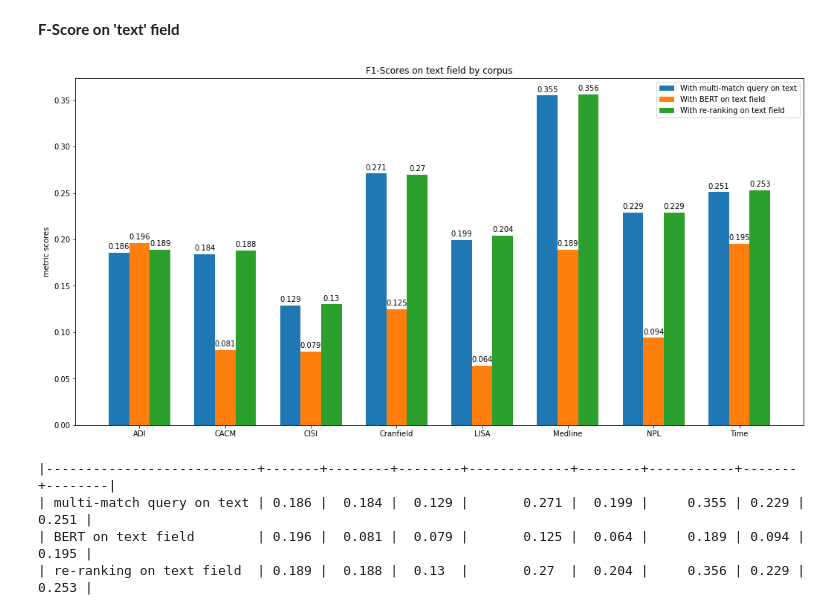
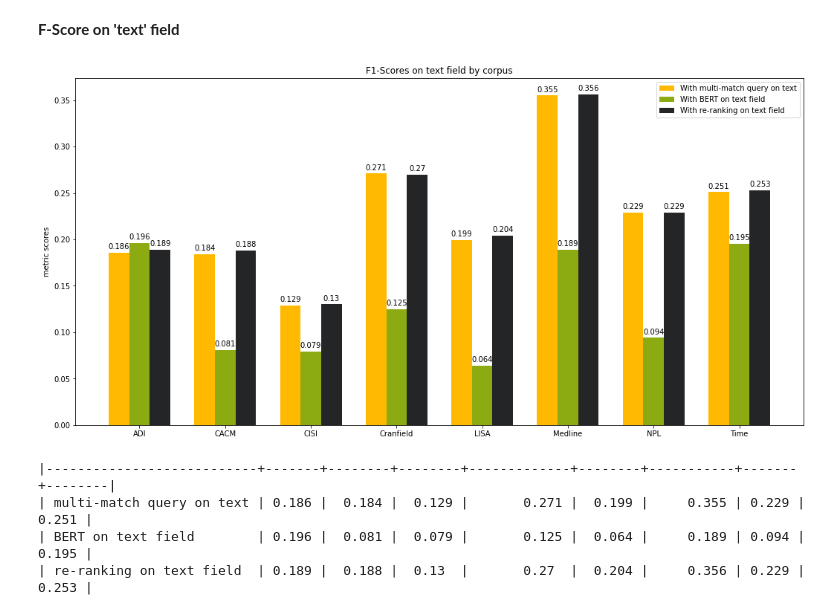
Before and after one commit to pragmalingu/experiments, a Jupyter notebook: 02_Embeddings/Evaluation/Comparison_BERT_vs_Standard_Search_vs_Re-ranking.ipynb, the cells around one changed output. Drawn from its saved outputs; the diff is of its cells as text; code cells hidden in the pictures.

```diff
--- a/02_Embeddings/Evaluation/Comparison_BERT_vs_Standard_Search_vs_Re-ranking.ipynb
+++ b/02_Embeddings/Evaluation/Comparison_BERT_vs_Standard_Search_vs_Re-ranking.ipynb
@@ -2863,41 +2884,44 @@ x = np.arange(len(labels))*2.5  # the label locations
 
 width = 0.6  # the width of the bars
 
+# orange, green, turquoise, black, red, yellow, white
+pragma_colors =  ['#ffb900', '#8cab13', '#22ab82', '#242526', '#cc0000',  '#ffcc00', '#ffffff']
+
 fig, ax = plt.subplots()
-rects1 = ax.bar(x - width, match_metrics_fscore_text , width, label='With multi-match query on text')
-rects2 = ax.bar(x , bert_text_metrics_fscore, width, label='With BERT on text field')
-rects3 = ax.bar(x + width,rerank_bert_text_metrics_fscore, width, label='With re-ranking on text field')
+rects1 = ax.bar(x - width, match_metrics_fscore_text , width, label='With multi-match query on text', color=pragma_colors[0])
+rects2 = ax.bar(x , bert_text_metrics_fscore, width, label='With BERT on text field', color=pragma_colors[1])
+rects3 = ax.bar(x + width,rerank_bert_text_metrics_fscore, width, label='With re-ranking on text field', color=pragma_colors[3])
 
 # Add some text for labels, title and custom x-axis tick labels, etc.
 ax.set_ylabel('metric scores')
 ax.set_title('F1-Scores on text field by corpus')
 ax.set_xticks(x)
 ax.set_xticklabels(labels)
 ax.legend()
 
 
 def autolabel(rects):
     """Attach a text label above each bar in *rects*, displaying its height."""
     for rect in rects:
         height = rect.get_height()
         ax.annotate('{}'.format(height),
                     xy=(rect.get_x() + rect.get_width() / 2, height),
                     xytext=(0, 3),  # 3 points vertical offset
                     textcoords="offset points",
                     ha='center', va='bottom')
 
 
 autolabel(rects1)
 autolabel(rects2)
 autolabel(rects3)
 
 fig.tight_layout()
 fig.set_figwidth(16)
 fig.set_figheight(8)
 
 plt.show()
 # %% [output]
-[figure, old version]
+[figure, new version]
 # %%
 from tabulate import tabulate
 
```
Also changed, not shown: parts of 19 cells of this notebook.
